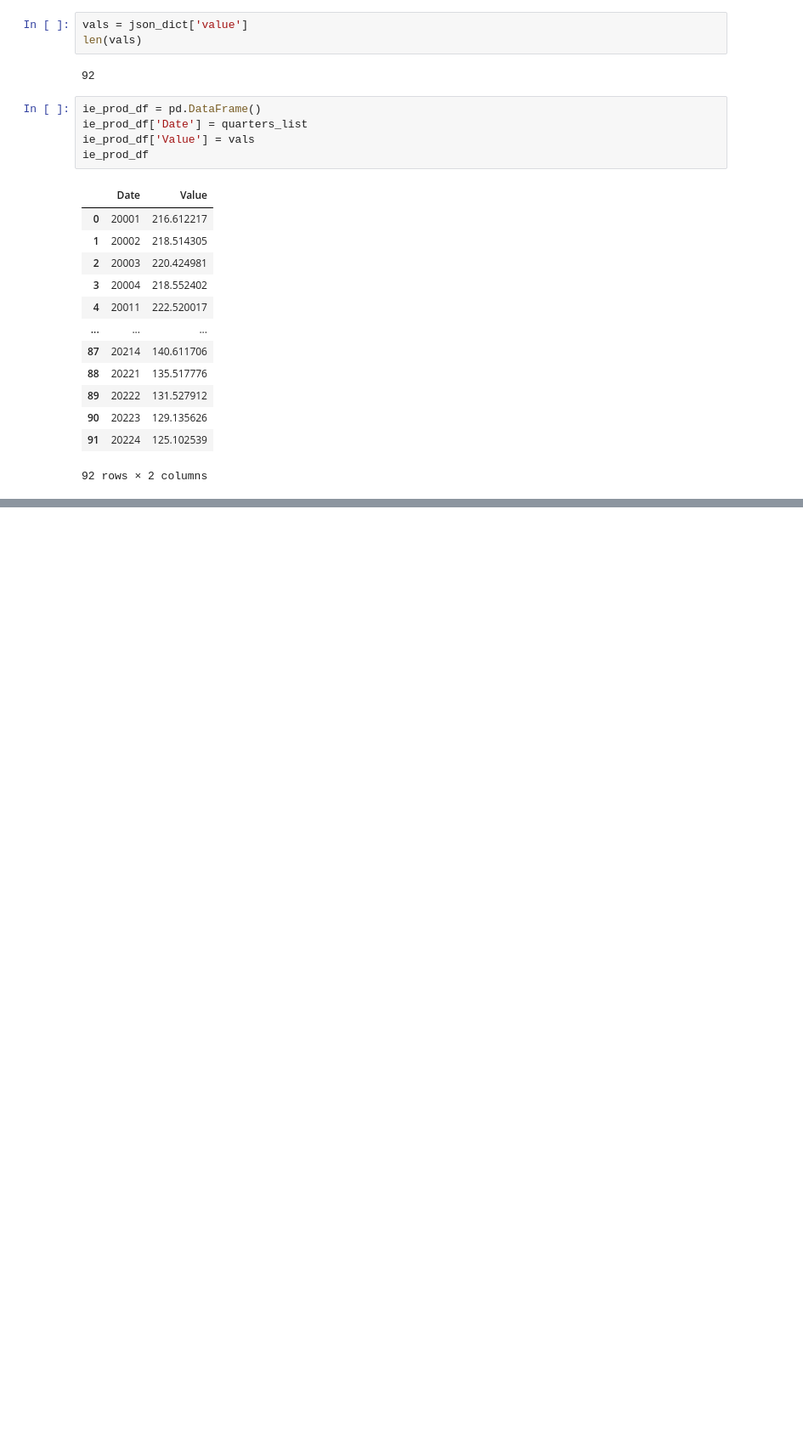
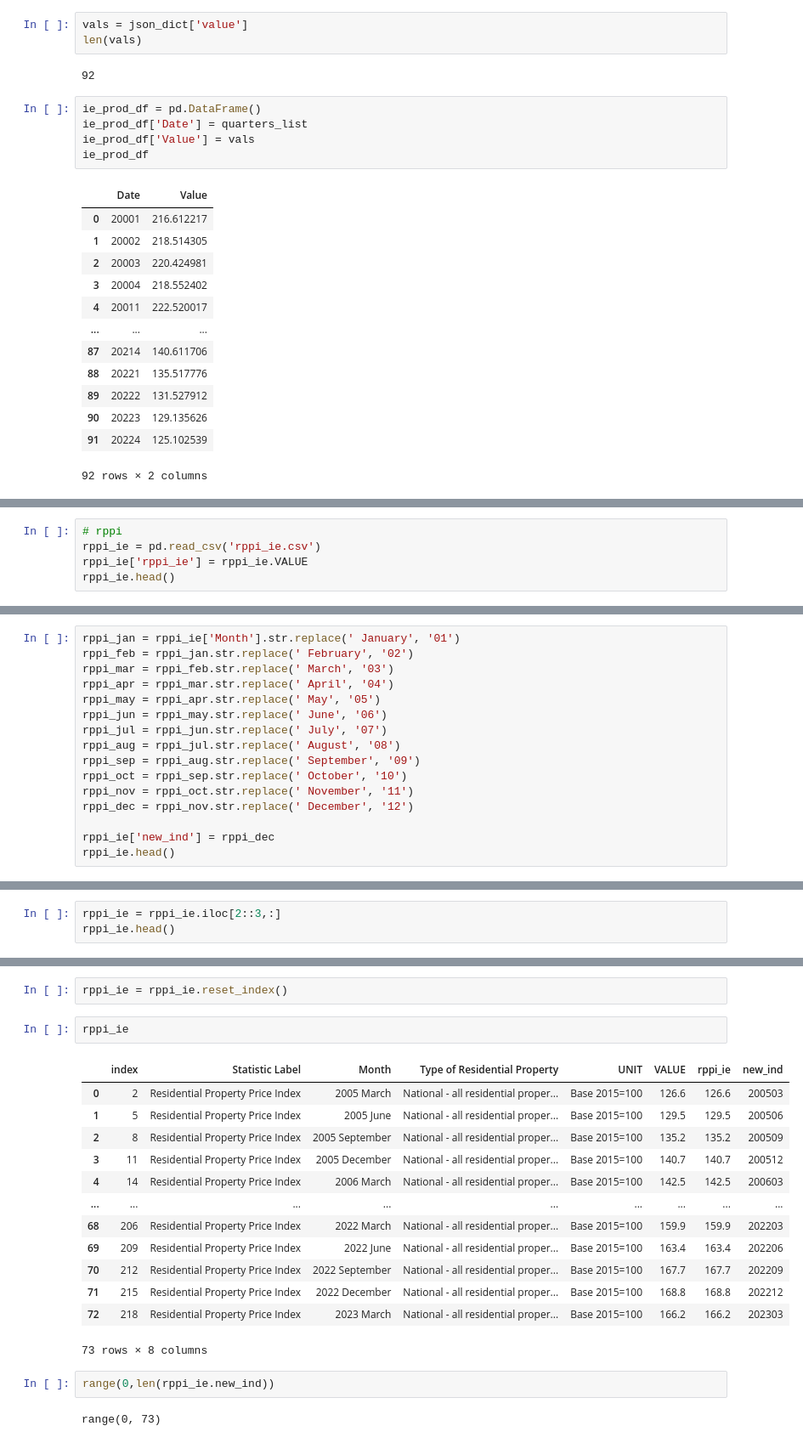
Before and after one commit to sbs23038/SBS23038_CA2, a Jupyter notebook: SBS23038_CA2.ipynb, the cells around one changed output, grey strips where cells are left out. Shown at 85% size. Cells and saved outputs as stored; diff of their text form; blank space fills up the shorter version.

```diff
--- a/SBS23038_CA2.ipynb
+++ b/SBS23038_CA2.ipynb
@@ -138,0 +445,5 @@ ie_prod_df
+# %%
+# rppi
+rppi_ie = pd.read_csv('rppi_ie.csv')
+rppi_ie['rppi_ie'] = rppi_ie.VALUE
+rppi_ie.head()
@@ -138,0 +457,16 @@ ie_prod_df
+# %%
+rppi_jan = rppi_ie['Month'].str.replace(' January', '01')
+rppi_feb = rppi_jan.str.replace(' February', '02')
+rppi_mar = rppi_feb.str.replace(' March', '03')
+rppi_apr = rppi_mar.str.replace(' April', '04')
+rppi_may = rppi_apr.str.replace(' May', '05')
+rppi_jun = rppi_may.str.replace(' June', '06')
+rppi_jul = rppi_jun.str.replace(' July', '07')
+rppi_aug = rppi_jul.str.replace(' August', '08')
+rppi_sep = rppi_aug.str.replace(' September', '09')
+rppi_oct = rppi_sep.str.replace(' October', '10')
+rppi_nov = rppi_oct.str.replace(' November', '11')
+rppi_dec = rppi_nov.str.replace(' December', '12')
+
+rppi_ie['new_ind'] = rppi_dec
+rppi_ie.head()
@@ -138,0 +480,3 @@ ie_prod_df
+# %%
+rppi_ie = rppi_ie.iloc[2::3,:]
+rppi_ie.head()
@@ -138,0 +490,22 @@ ie_prod_df
+# %%
+rppi_ie = rppi_ie.reset_index()
+# %%
+rppi_ie
+# %% [output]
+|  | index | Statistic Label | Month | Type of Residential Property | UNIT | VALUE | rppi_ie | new_ind |
+| 0 | 2 | Residential Property Price Index | 2005 March | National - all residential proper... | Base 2015=100 | 126.6 | 126.6 | 200503 |
+| 1 | 5 | Residential Property Price Index | 2005 June | National - all residential proper... | Base 2015=100 | 129.5 | 129.5 | 200506 |
+| 2 | 8 | Residential Property Price Index | 2005 September | National - all residential proper... | Base 2015=100 | 135.2 | 135.2 | 200509 |
+| 3 | 11 | Residential Property Price Index | 2005 December | National - all residential proper... | Base 2015=100 | 140.7 | 140.7 | 200512 |
+| 4 | 14 | Residential Property Price Index | 2006 March | National - all residential proper... | Base 2015=100 | 142.5 | 142.5 | 200603 |
+| ... | ... | ... | ... | ... | ... | ... | ... | ... |
+| 68 | 206 | Residential Property Price Index | 2022 March | National - all residential proper... | Base 2015=100 | 159.9 | 159.9 | 202203 |
+| 69 | 209 | Residential Property Price Index | 2022 June | National - all residential proper... | Base 2015=100 | 163.4 | 163.4 | 202206 |
+| 70 | 212 | Residential Property Price Index | 2022 September | National - all residential proper... | Base 2015=100 | 167.7 | 167.7 | 202209 |
+| 71 | 215 | Residential Property Price Index | 2022 December | National - all residential proper... | Base 2015=100 | 168.8 | 168.8 | 202212 |
+| 72 | 218 | Residential Property Price Index | 2023 March | National - all residential proper... | Base 2015=100 | 166.2 | 166.2 | 202303 |
+73 rows × 8 columns
+# %%
+range(0,len(rppi_ie.new_ind))
+# %% [output]
+range(0, 73)
```
Also changed, not shown: parts of 60 cells of this notebook.
